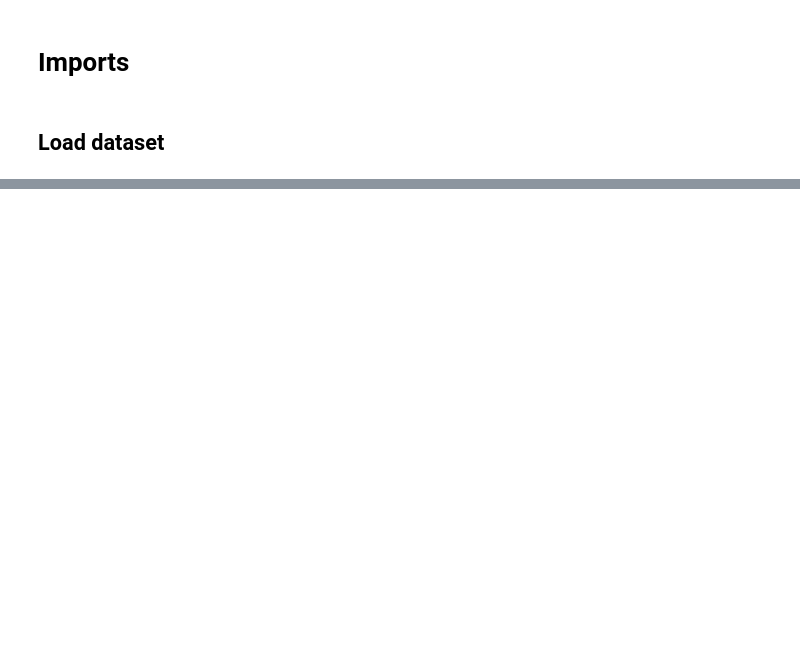
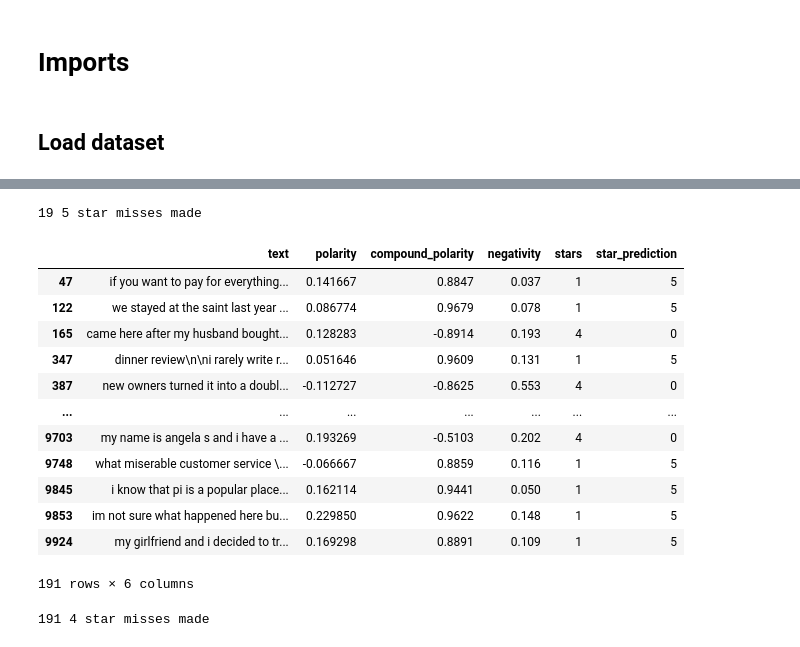
Before and after one commit to Davecameron77/8085_A1, a Jupyter notebook: AssignmentTwo.ipynb, the cells around one changed output, grey strips where cells are left out. Cells and saved outputs as stored; diff of their text form; code cells hidden in the pictures; blank space fills up the shorter version.

```diff
--- a/AssignmentTwo.ipynb
+++ b/AssignmentTwo.ipynb
@@ -73,0 +126,12 @@ print(classification_report(y_test, predictions))
+# %%
+df['compound_polarity'] = cp
+df['negativity'] = neg
+# %%
+conditions = [
+    (df['compound_polarity'] > 0.85),
+    (df['compound_polarity'] > 0.5),
+    (df['compound_polarity'] > 0),
+    (df['compound_polarity'] > -0.5)
+]
+choices = [5, 4, 3, 2]
+df['star_prediction'] = np.select(conditions, choices, default=0)
@@ -73,0 +155,2 @@ print(classification_report(y_test, predictions))
+# %%
+df['delta'] = abs(df['stars'] - df['star_prediction'])
@@ -73,0 +180,29 @@ print(classification_report(y_test, predictions))
+# %%
+pd.set_option('display.max_colwidth', None)
+mask = df['delta'].isin([5])
+bad_preds = df[mask]
+print(f'{len(bad_preds)} 5 star misses made')
+# %% [output]
+19 5 star misses made
+# %%
+bad_preds[['text', 'polarity', 'compound_polarity', 'negativity', 'stars', 'star_prediction']]
+# %% [output]
+|  | text | polarity | compound_polarity | negativity | stars | star_prediction |
+| 47 | if you want to pay for everything... | 0.141667 | 0.8847 | 0.037 | 1 | 5 |
+| 122 | we stayed at the saint last year ... | 0.086774 | 0.9679 | 0.078 | 1 | 5 |
+| 165 | came here after my husband bought... | 0.128283 | -0.8914 | 0.193 | 4 | 0 |
+| 347 | dinner review\n\ni rarely write r... | 0.051646 | 0.9609 | 0.131 | 1 | 5 |
+| 387 | new owners turned it into a doubl... | -0.112727 | -0.8625 | 0.553 | 4 | 0 |
+| ... | ... | ... | ... | ... | ... | ... |
+| 9703 | my name is angela s and i have a ... | 0.193269 | -0.5103 | 0.202 | 4 | 0 |
+| 9748 | what miserable customer service \... | -0.066667 | 0.8859 | 0.116 | 1 | 5 |
+| 9845 | i know that pi is a popular place... | 0.162114 | 0.9441 | 0.050 | 1 | 5 |
+| 9853 | im not sure what happened here bu... | 0.229850 | 0.9622 | 0.148 | 1 | 5 |
+| 9924 | my girlfriend and i decided to tr... | 0.169298 | 0.8891 | 0.109 | 1 | 5 |
+191 rows × 6 columns
+# %%
+mask = df['delta'].isin([4])
+bad_preds = df[mask]
+print(f'{len(bad_preds)} 4 star misses made')
+# %% [output]
+191 4 star misses made
```
Also changed, not shown: parts of 40 cells of this notebook.
